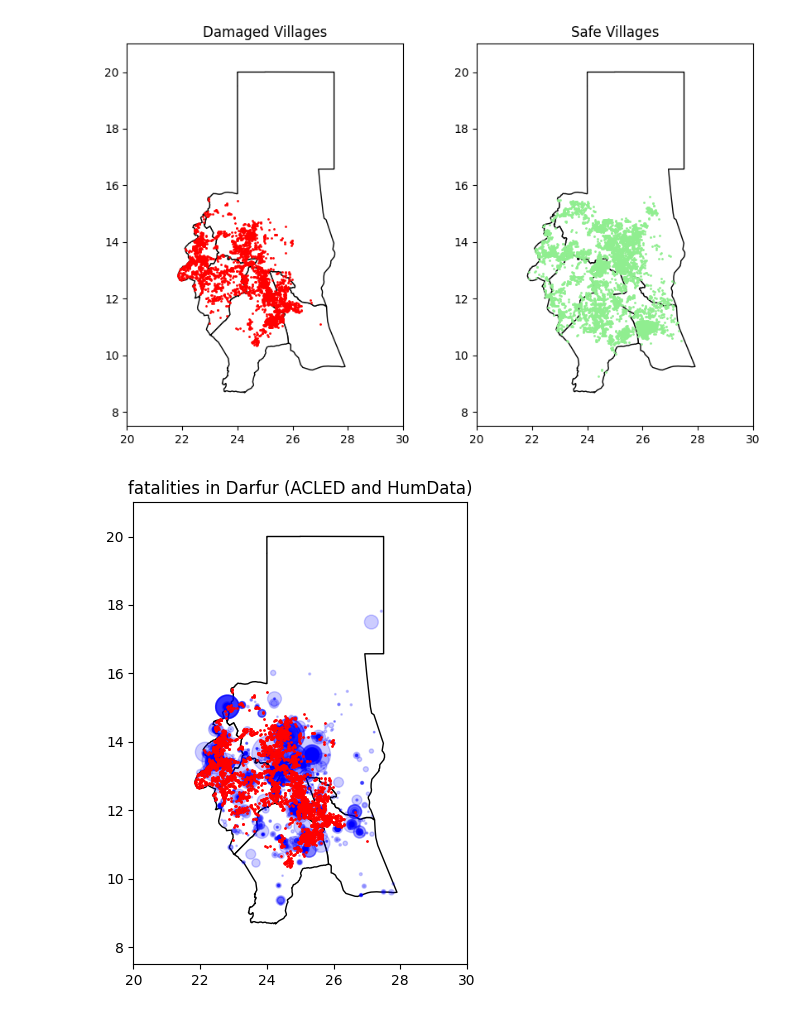
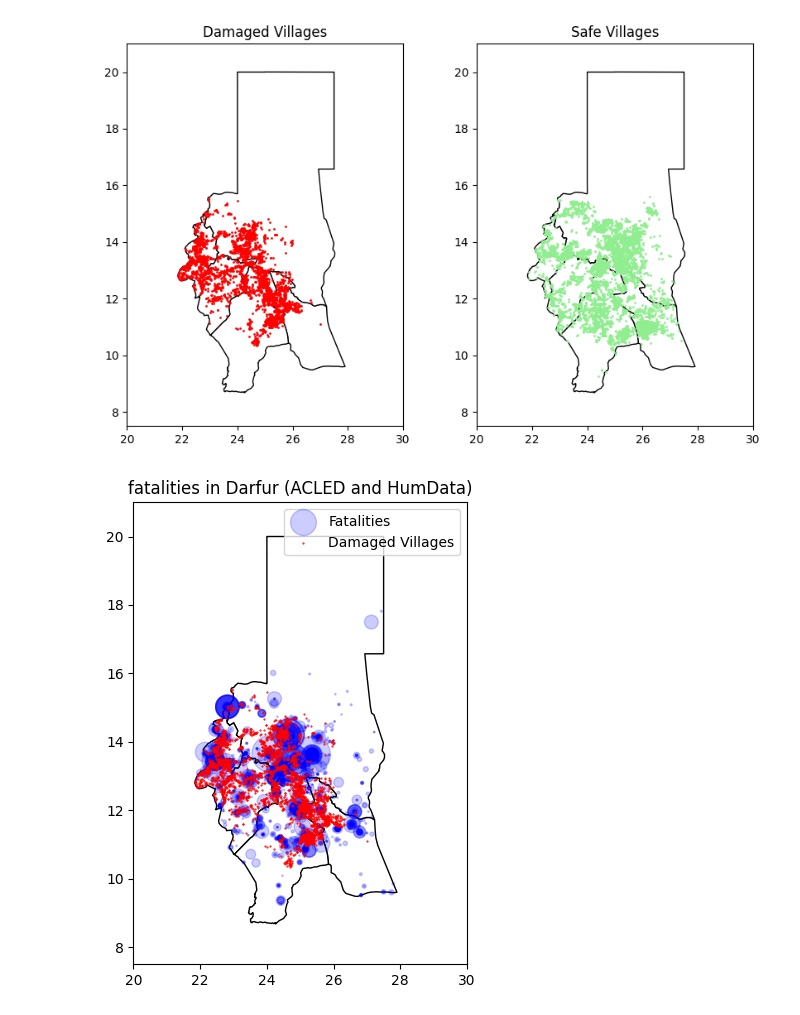
Before and after one commit to kaylanhua/conflicts, a Jupyter notebook: random_forest/darfur.ipynb, the cells around one changed output. Drawn from its saved outputs; the diff is of its cells as text; code cells hidden in the pictures.

```diff
--- a/random_forest/darfur.ipynb
+++ b/random_forest/darfur.ipynb
@@ -125,15 +125,16 @@ plt.show()
 # %%
 fig, ax = plt.subplots(figsize=(10, 6))
 plot_darfur(ax)
 
 darfur_acled = pd.read_csv('../data/acled/darfur.csv')
 darfur_acled['geometry'] = gpd.points_from_xy(darfur_acled["LONGITUDE"], darfur_acled["LATITUDE"])
 darfur_acled = gpd.GeoDataFrame(darfur_acled, geometry='geometry')
 darfur_acled.plot(ax=ax, color='blue', markersize=darfur_acled["FATALITIES"], alpha=0.2)
-damaged_villages.plot(ax=ax, color='red', markersize=1)
+damaged_villages.plot(ax=ax, color='red', markersize=0.25)
+# safe_villages.plot(ax=ax, color='lightgreen', markersize=0.25)
 
-
+plt.legend(["Fatalities", "Damaged Villages"])
 plt.title("fatalities in Darfur (ACLED and HumData)")
 plt.show()
 # %% [output]
-[figure, old version]
+[figure, new version]
```
Also changed, not shown: 1 other file.
